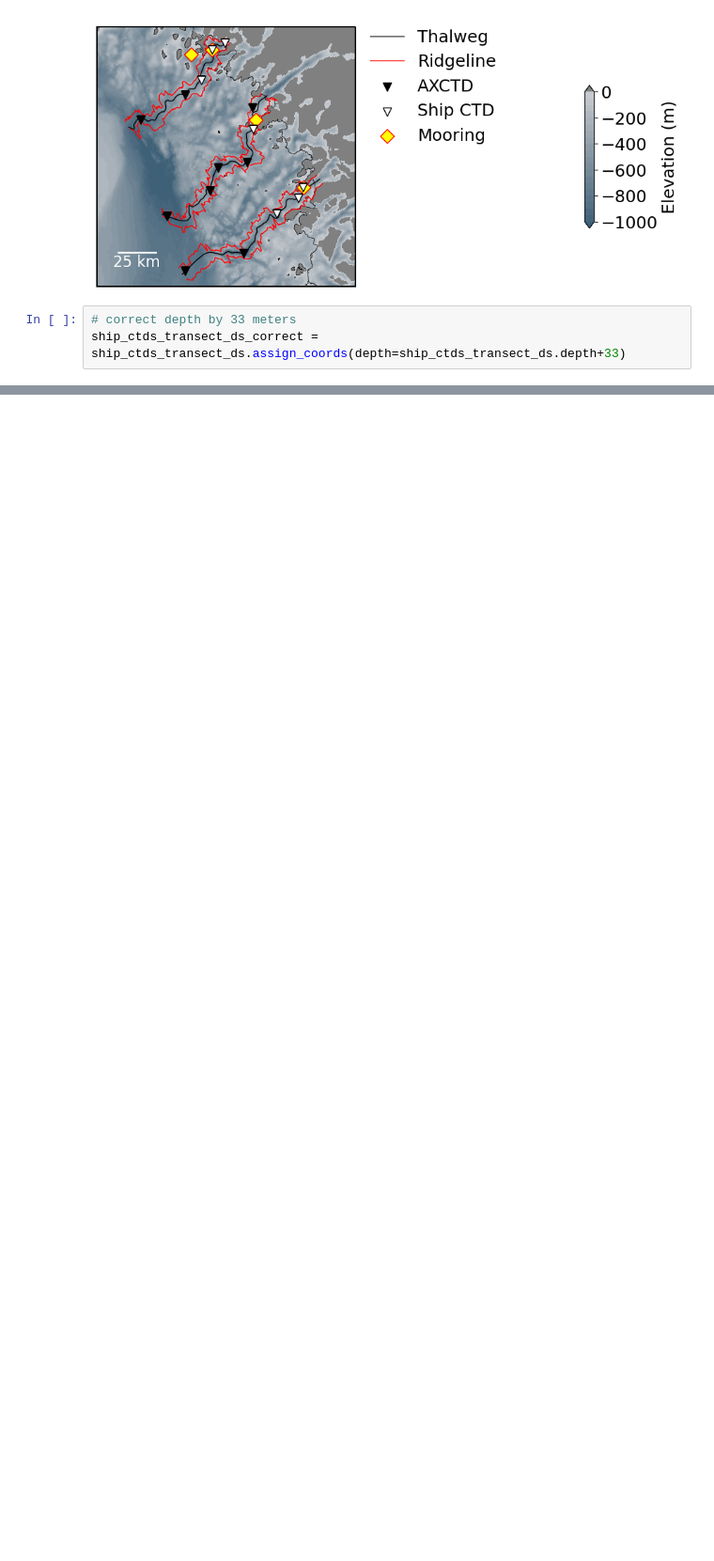
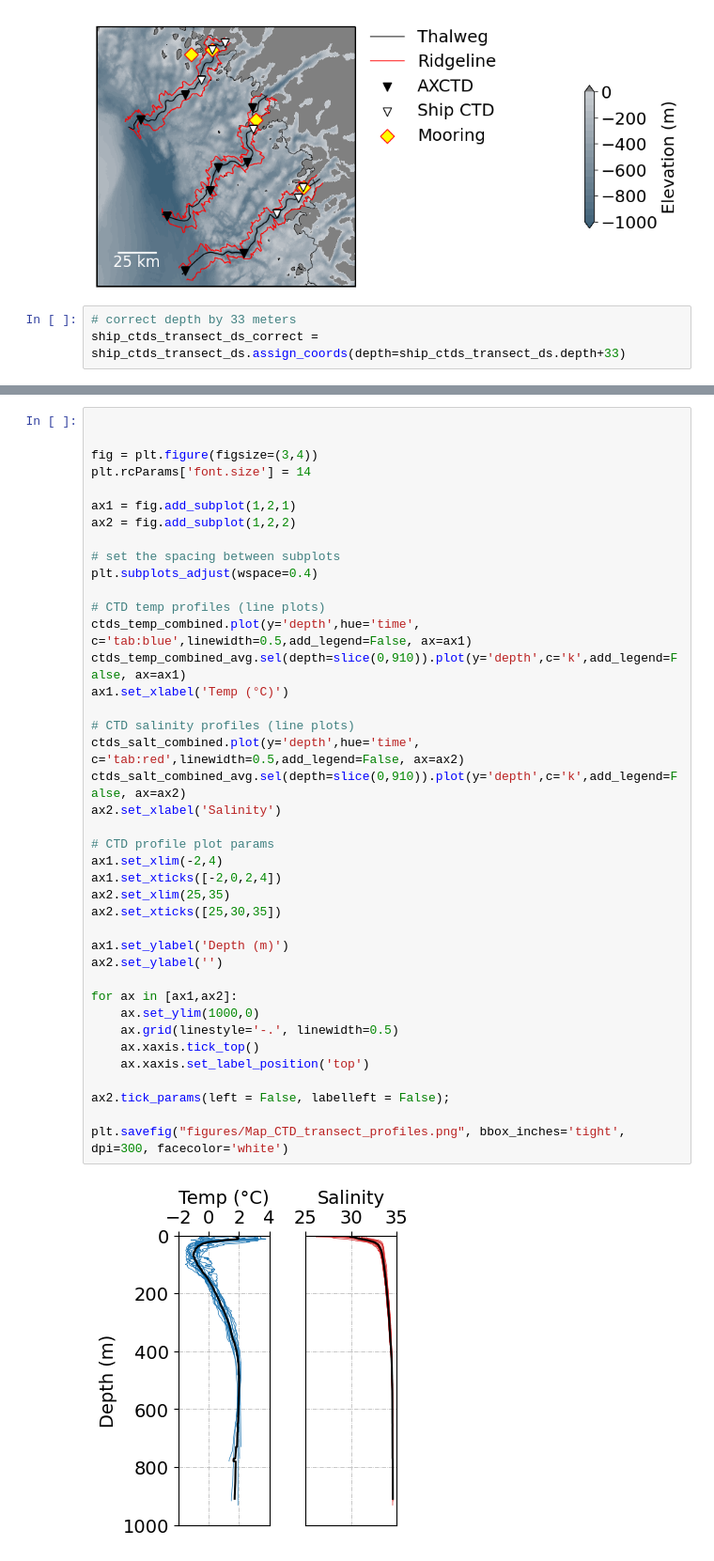
Before and after one commit to mjzahn/OMG_Narwhals_hydrography-manuscript, a Jupyter notebook: 02_analyses-and-plots/map_figs.ipynb, the cells around one changed output, grey strips where cells are left out. Shown at 94% size. Drawn from its saved outputs; the diff is of its cells as text; blank space fills up the shorter version.

```diff
--- a/02_analyses-and-plots/map_figs.ipynb
+++ b/02_analyses-and-plots/map_figs.ipynb
@@ -546,0 +607,42 @@ plt.savefig("../figures/maps/Map_CTD_transect_profiles.png", bbox_inches='tight'
+# %%
+
+
+fig = plt.figure(figsize=(3,4))
+plt.rcParams['font.size'] = 14
+
+ax1 = fig.add_subplot(1,2,1)
+ax2 = fig.add_subplot(1,2,2)
+
+# set the spacing between subplots
+plt.subplots_adjust(wspace=0.4)
+
+# CTD temp profiles (line plots)
+ctds_temp_combined.plot(y='depth',hue='time', c='tab:blue',linewidth=0.5,add_legend=False, ax=ax1)
+ctds_temp_combined_avg.sel(depth=slice(0,910)).plot(y='depth',c='k',add_legend=False, ax=ax1)
+ax1.set_xlabel('Temp (°C)')
+
+# CTD salinity profiles (line plots)
+ctds_salt_combined.plot(y='depth',hue='time', c='tab:red',linewidth=0.5,add_legend=False, ax=ax2)
+ctds_salt_combined_avg.sel(depth=slice(0,910)).plot(y='depth',c='k',add_legend=False, ax=ax2)
+ax2.set_xlabel('Salinity')
+
+# CTD profile plot params
+ax1.set_xlim(-2,4)
+ax1.set_xticks([-2,0,2,4])
+ax2.set_xlim(25,35)
+ax2.set_xticks([25,30,35])
+
+ax1.set_ylabel('Depth (m)')
+ax2.set_ylabel('')
+
+for ax in [ax1,ax2]:
+    ax.set_ylim(1000,0)
+    ax.grid(linestyle='-.', linewidth=0.5)
+    ax.xaxis.tick_top()
+    ax.xaxis.set_label_position('top')
+
+ax2.tick_params(left = False, labelleft = False);
+
+plt.savefig("figures/Map_CTD_transect_profiles.png", bbox_inches='tight', dpi=300, facecolor='white')
+# %% [output]
+[figure, added]
```
Also changed, not shown: parts of 7 cells of this notebook, 2 other files.
